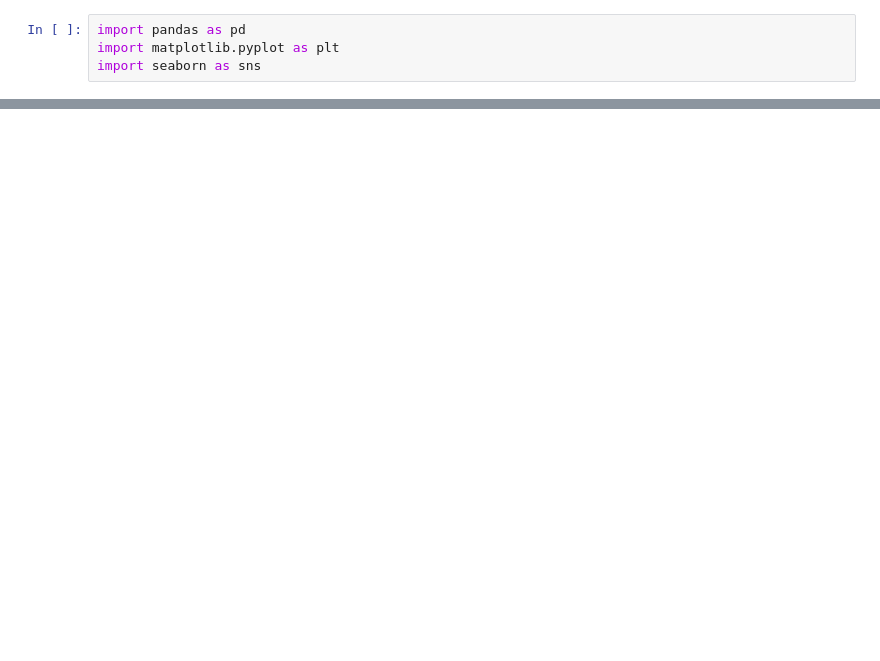
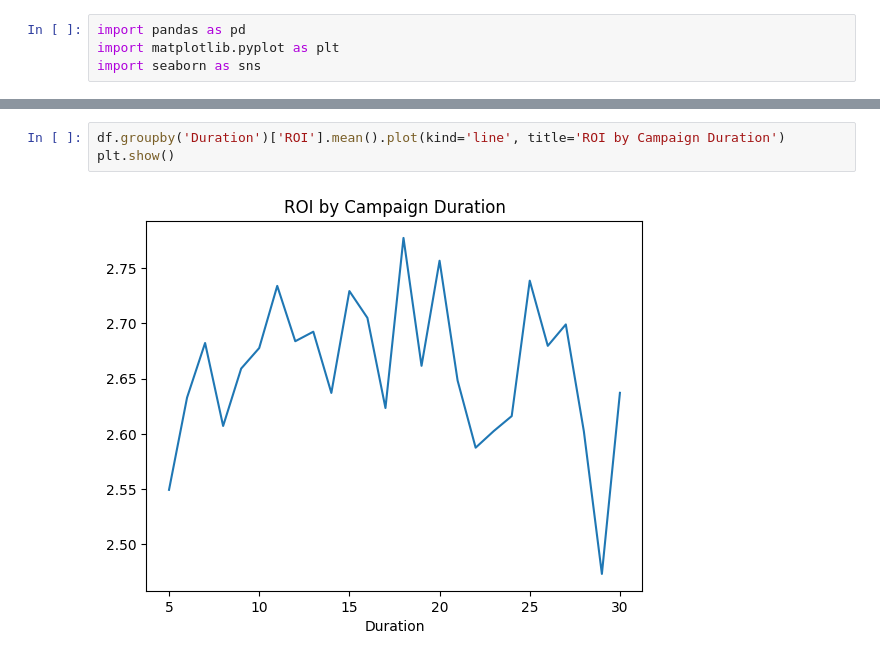
Before and after one commit to easyera/Marketing_Campaign_Performance_Prediction, a Jupyter notebook: notebooks/EDA.ipynb, the cells around one changed output, grey strips where cells are left out. Drawn from its saved outputs; the diff is of its cells as text; blank space fills up the shorter version.

```diff
--- a/notebooks/EDA.ipynb
+++ b/notebooks/EDA.ipynb
@@ -266,0 +133,5 @@ plt.show()
+# %%
+df.groupby('Duration')['ROI'].mean().plot(kind='line', title='ROI by Campaign Duration')
+plt.show()
+# %% [output]
+[figure, added]
```
Also changed, not shown: parts of 36 cells of this notebook, 23 other files.
